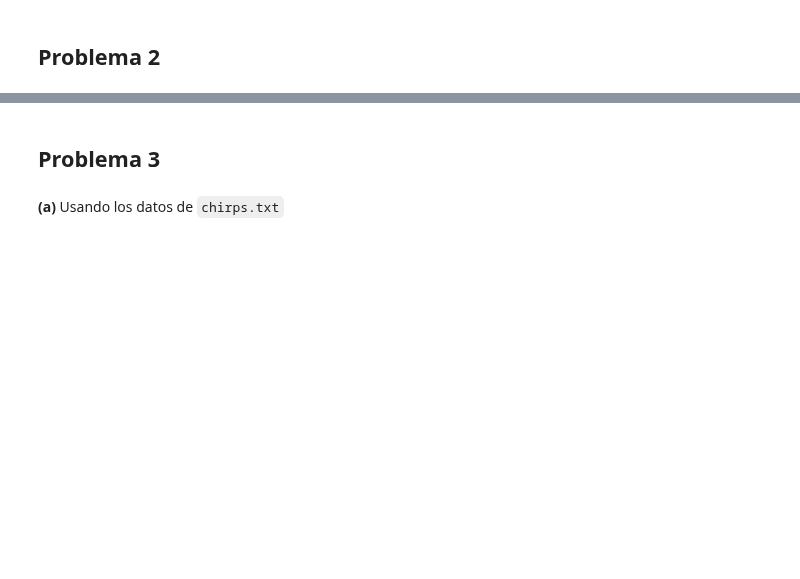
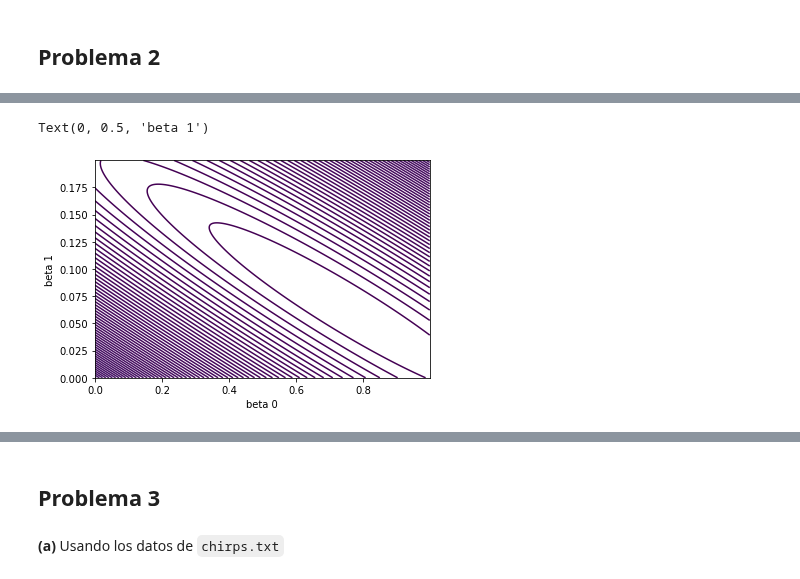
Before and after one commit to jesusigarmor/Matematicas-computacionales-fall2020, a Jupyter notebook: alumnos/marianofranco1998/9Oct_tarea.ipynb, the cells around one changed output, grey strips where cells are left out. Cells and saved outputs as stored; diff of their text form; code cells hidden in the pictures; blank space fills up the shorter version.

```diff
--- a/alumnos/marianofranco1998/9Oct_tarea.ipynb
+++ b/alumnos/marianofranco1998/9Oct_tarea.ipynb
@@ -112,0 +189,8 @@ $$
+# %%
+fig = plt.figure()
+plt.contour(B_0, B_1, Z, levels = np.arange(0, 10, 0.01))   # graficamos la gráfica de contorno
+plt.xlabel("beta 0")
+plt.ylabel("beta 1")
+# %% [output]
+Text(0, 0.5, 'beta 1')
+[figure, added]
```
Also changed, not shown: parts of 49 cells of this notebook, 1 other file.
